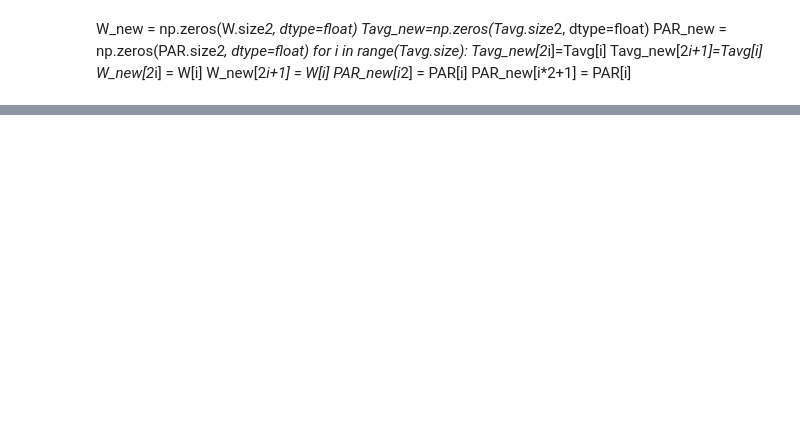
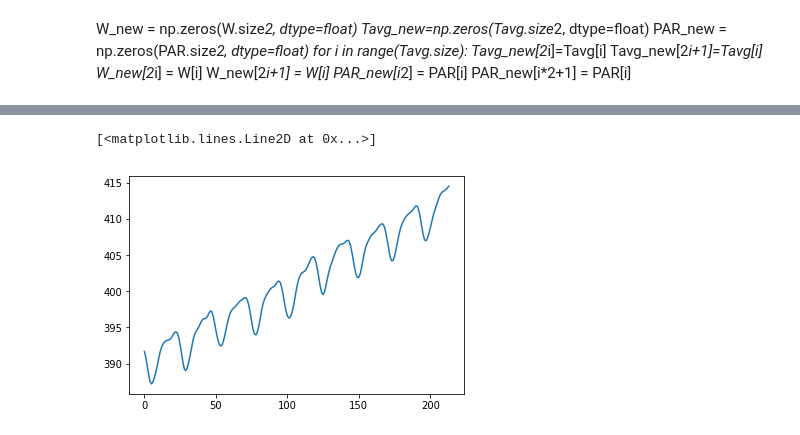
Before and after one commit to hitgo00/SC_209_Project, a Jupyter notebook: Model.ipynb, the cells around one changed output, grey strips where cells are left out. Saved outputs shown, nothing was run; the diff lists cells and outputs as text; code cells hidden in the pictures; blank space fills up the shorter version.

```diff
--- a/Model.ipynb
+++ b/Model.ipynb
@@ -39,3 +35,30 @@ for i in range(Tavg.size):
 Tavg_new[-1] = (Tavg_new[-24]+Tavg_new[-48])/2
 W_new[-1] = (W_new[-24]+W_new[-48])/2
 PAR_new[-1] = (PAR_new[-24]+PAR_new[-48])/2
+# %%
+CO2_avg = np.zeros(240-26, dtype=float)
+sum=0
+y=0
+for c in range(CO2.size):
+    if(co2_day[c]%31!=0):
+        if(co2_month[c]!=2):
+            sum+=CO2[c]
+            if(co2_day[c]%15==0 and c!=0 ):
+                print(co2_day[c])
+                CO2_avg[y]=sum/15
+                sum=0
+                y=y+1
+        elif(co2_day[c]%29!=0):
+            sum+=CO2[c]
+            if(co2_day[c]%14==0  ):
+                print(co2_day[c])
+                CO2_avg[y]=sum/14
+                sum=0
+                y=y+1
+
+
+
+# CO2_avg[0]=391
+
+
+print(CO2_avg)
@@ -119,0 +107,5 @@ f.show()
+# %%
+plt.plot(CO2_avg)
+# %% [output]
+[<matplotlib.lines.Line2D at 0x...>]
+[figure, added]
```
Also changed, not shown: parts of 12 cells of this notebook.
